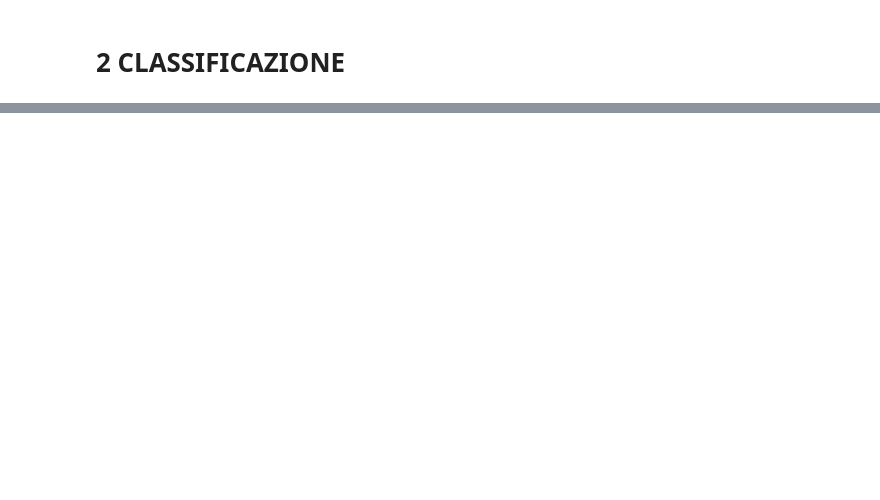
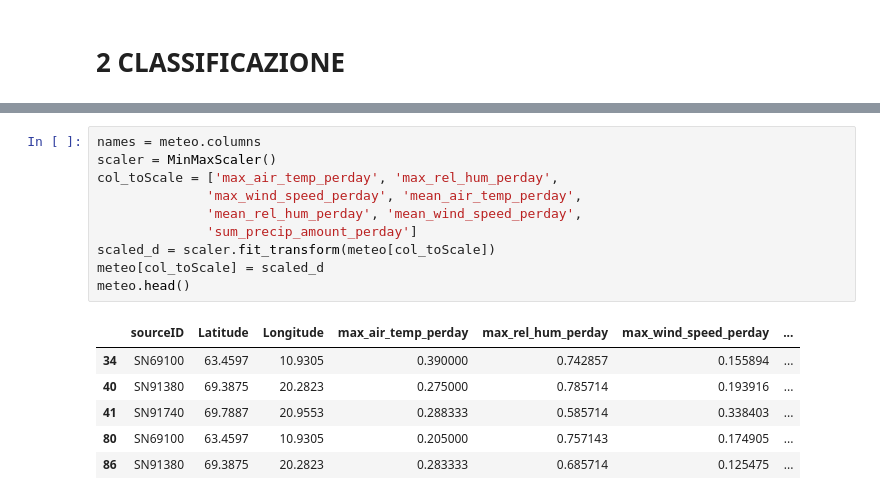
Before and after one commit to Badar97/Progetto_DataScience, a Jupyter notebook: Classificazione.ipynb, the cells around one changed output, grey strips where cells are left out. Saved outputs shown, nothing was run; the diff lists cells and outputs as text; blank space fills up the shorter version.

```diff
--- a/Classificazione.ipynb
+++ b/Classificazione.ipynb
@@ -60,3 +60,20 @@ meteo.head()
 | 41 | SN91740 | 69.7887 | 20.9553 | -8.4 | 72.0 | 8.9 | ... |
 | 80 | SN69100 | 63.4597 | 10.9305 | -13.4 | 84.0 | 4.6 | ... |
 | 86 | SN91380 | 69.3875 | 20.2823 | -8.7 | 79.0 | 3.3 | ... |
+# %%
+names = meteo.columns
+scaler = MinMaxScaler()
+col_toScale = ['max_air_temp_perday', 'max_rel_hum_perday',
+              'max_wind_speed_perday', 'mean_air_temp_perday',
+              'mean_rel_hum_perday', 'mean_wind_speed_perday',
+              'sum_precip_amount_perday']
+scaled_d = scaler.fit_transform(meteo[col_toScale])
+meteo[col_toScale] = scaled_d
+meteo.head()
+# %% [output]
+|  | sourceID | Latitude | Longitude | max_air_temp_perday | max_rel_hum_perday | max_wind_speed_perday | ... |
+| 34 | SN69100 | 63.4597 | 10.9305 | 0.390000 | 0.742857 | 0.155894 | ... |
+| 40 | SN91380 | 69.3875 | 20.2823 | 0.275000 | 0.785714 | 0.193916 | ... |
+| 41 | SN91740 | 69.7887 | 20.9553 | 0.288333 | 0.585714 | 0.338403 | ... |
+| 80 | SN69100 | 63.4597 | 10.9305 | 0.205000 | 0.757143 | 0.174905 | ... |
+| 86 | SN91380 | 69.3875 | 20.2823 | 0.283333 | 0.685714 | 0.125475 | ... |
```
Also changed, not shown: parts of 8 cells of this notebook.
